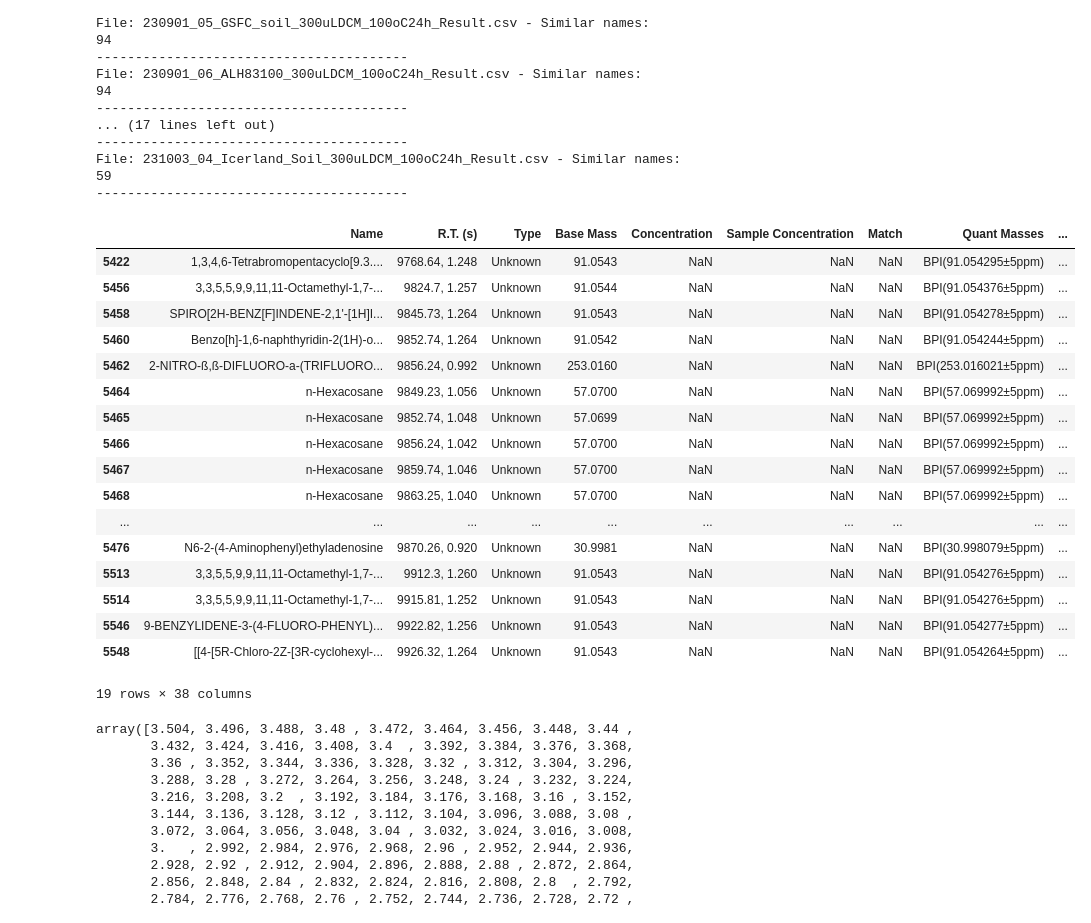
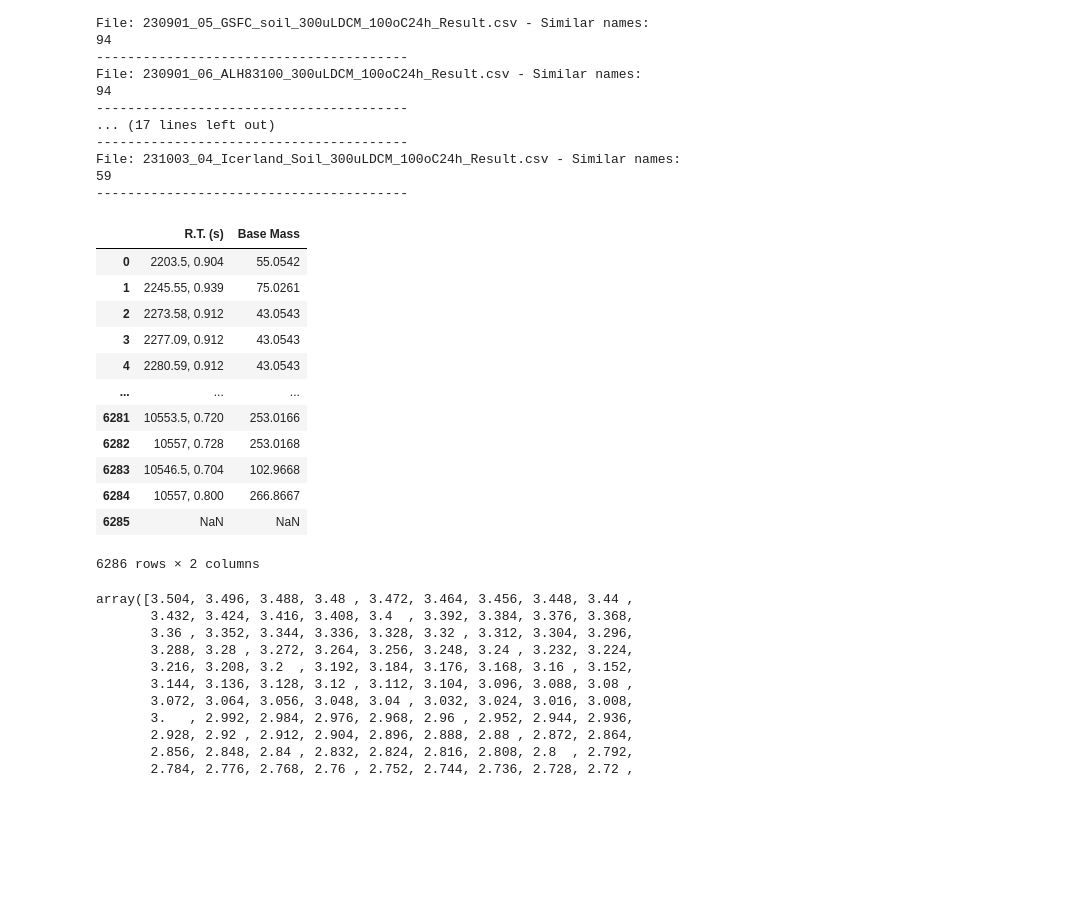
Before and after one commit to daniel-saeedi/Chromalyzer, a Jupyter notebook: Gradients.ipynb, the cells around one changed output. Saved outputs shown, nothing was run; the diff lists cells and outputs as text; code cells hidden in the pictures; blank space fills up the shorter version.

```diff
--- a/Gradients.ipynb
+++ b/Gradients.ipynb
@@ -662,34 +662,33 @@ File: 231003_04_Icerland_Soil_300uLDCM_100oC24h_Result.csv - Similar names:
 59
 ----------------------------------------
 # %%
+import pandas as pd
+path = '/usr/scratch/NASA/results/'
 file = '230823_02_Rio_Tinto_Soil_300uLDCM_100oC24h_Result.csv'
 df = pd.read_csv(path + file, encoding='latin1')
 
-rt1 = 9856.24
-rt2 = 1.08
-# similar_names = df[(df['Base Mass'] < mz+0.5) & (df['Base Mass'] > mz-0.5)]
-similar_names = df[(df['1st Dimension Time (s)'] < rt1+100) & (df['1st Dimension Time (s)'] > rt1-100) & (df['2nd Dimension Time (s)'] < rt2+0.2) & (df['2nd Dimension Time (s)'] > rt2-0.2)]
+# rt1 = 9856.24
+# rt2 = 1.08
+# # similar_names = df[(df['Base Mass'] < mz+0.5) & (df['Base Mass'] > mz-0.5)]
+# similar_names = df[(df['1st Dimension Time (s)'] < rt1+100) & (df['1st Dimension Time (s)'] > rt1-100) & (df['2nd Dimension Time (s)'] < rt2+0.2) & (df['2nd Dimension Time (s)'] > rt2-0.2)]
 
-similar_names
+# similar_names
+
+df[['R.T. (s)', 'Base Mass']]
 # %% [output]
-|  | Name | R.T. (s) | Type | Base Mass | Concentration | Sample Concentration | Match | Quant Masses | ... |
-| 5422 | 1,3,4,6-Tetrabromopentacyclo[9.3.... | 9768.64, 1.248 | Unknown | 91.0543 | NaN | NaN | NaN | BPI(91.054295±5ppm) | ... |
-| 5456 | 3,3,5,5,9,9,11,11-Octamethyl-1,7-... | 9824.7, 1.257 | Unknown | 91.0544 | NaN | NaN | NaN | BPI(91.054376±5ppm) | ... |
-| 5458 | SPIRO[2H-BENZ[F]INDENE-2,1'-[1H]I... | 9845.73, 1.264 | Unknown | 91.0543 | NaN | NaN | NaN | BPI(91.054278±5ppm) | ... |
-| 5460 | Benzo[h]-1,6-naphthyridin-2(1H)-o... | 9852.74, 1.264 | Unknown | 91.0542 | NaN | NaN | NaN | BPI(91.054244±5ppm) | ... |
-| 5462 | 2-NITRO-ß,ß-DIFLUORO-a-(TRIFLUORO... | 9856.24, 0.992 | Unknown | 253.0160 | NaN | NaN | NaN | BPI(253.016021±5ppm) | ... |
-| 5464 | n-Hexacosane | 9849.23, 1.056 | Unknown | 57.0700 | NaN | NaN | NaN | BPI(57.069992±5ppm) | ... |
-| 5465 | n-Hexacosane | 9852.74, 1.048 | Unknown | 57.0699 | NaN | NaN | NaN | BPI(57.069992±5ppm) | ... |
-| 5466 | n-Hexacosane | 9856.24, 1.042 | Unknown | 57.0700 | NaN | NaN | NaN | BPI(57.069992±5ppm) | ... |
-| 5467 | n-Hexacosane | 9859.74, 1.046 | Unknown | 57.0700 | NaN | NaN | NaN | BPI(57.069992±5ppm) | ... |
-| 5468 | n-Hexacosane | 9863.25, 1.040 | Unknown | 57.0700 | NaN | NaN | NaN | BPI(57.069992±5ppm) | ... |
-| ... | ... | ... | ... | ... | ... | ... | ... | ... | ... |
-| 5476 | N6-2-(4-Aminophenyl)ethyladenosine | 9870.26, 0.920 | Unknown | 30.9981 | NaN | NaN | NaN | BPI(30.998079±5ppm) | ... |
-| 5513 | 3,3,5,5,9,9,11,11-Octamethyl-1,7-... | 9912.3, 1.260 | Unknown | 91.0543 | NaN | NaN | NaN | BPI(91.054276±5ppm) | ... |
-| 5514 | 3,3,5,5,9,9,11,11-Octamethyl-1,7-... | 9915.81, 1.252 | Unknown | 91.0543 | NaN | NaN | NaN | BPI(91.054276±5ppm) | ... |
-| 5546 | 9-BENZYLIDENE-3-(4-FLUORO-PHENYL)... | 9922.82, 1.256 | Unknown | 91.0543 | NaN | NaN | NaN | BPI(91.054277±5ppm) | ... |
-| 5548 | [[4-[5R-Chloro-2Z-[3R-cyclohexyl-... | 9926.32, 1.264 | Unknown | 91.0543 | NaN | NaN | NaN | BPI(91.054264±5ppm) | ... |
+|  | R.T. (s) | Base Mass |
+| 0 | 2203.5, 0.904 | 55.0542 |
+| 1 | 2245.55, 0.939 | 75.0261 |
+| 2 | 2273.58, 0.912 | 43.0543 |
+| 3 | 2277.09, 0.912 | 43.0543 |
+| 4 | 2280.59, 0.912 | 43.0543 |
+| ... | ... | ... |
+| 6281 | 10553.5, 0.720 | 253.0166 |
+| 6282 | 10557, 0.728 | 253.0168 |
+| 6283 | 10546.5, 0.704 | 102.9668 |
+| 6284 | 10557, 0.800 | 266.8667 |
+| 6285 | NaN | NaN |
-19 rows × 38 columns
+6286 rows × 2 columns
 # %%
 import numpy as np
 
```
Also changed, not shown: 6 other files.
